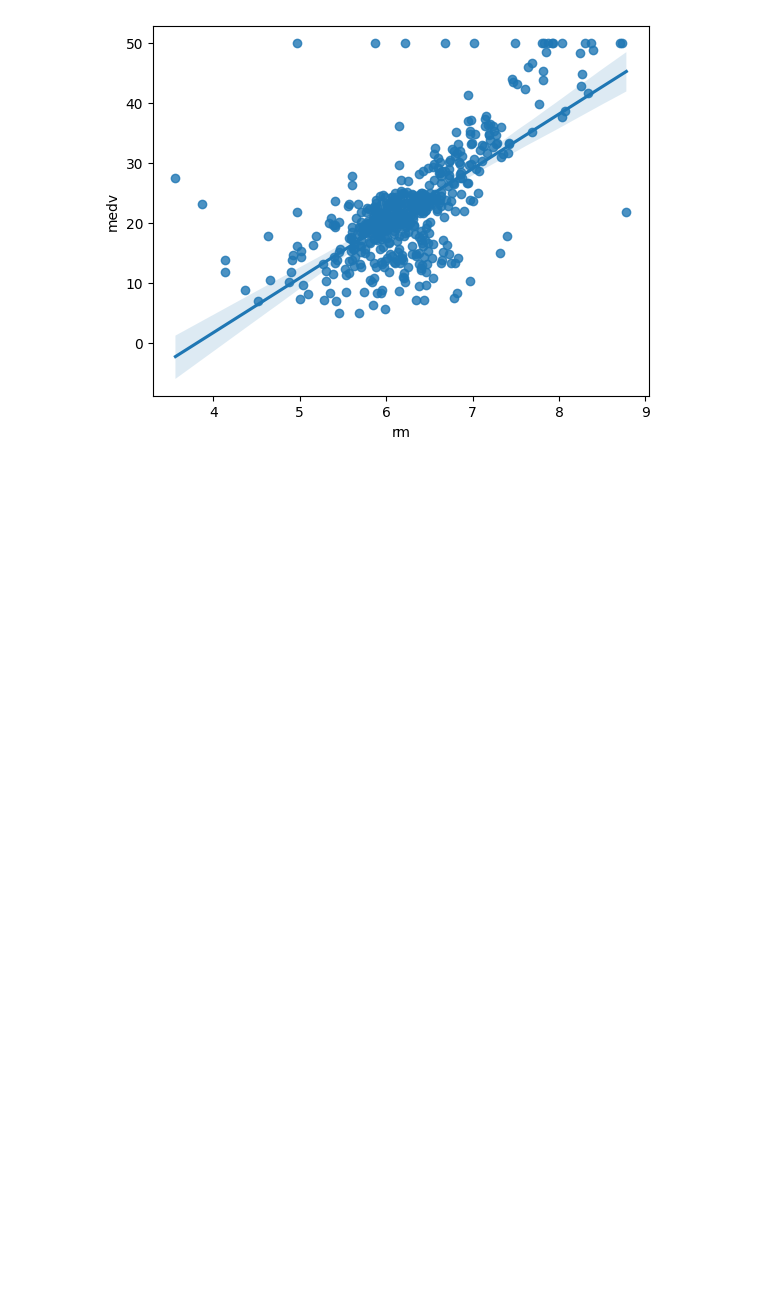
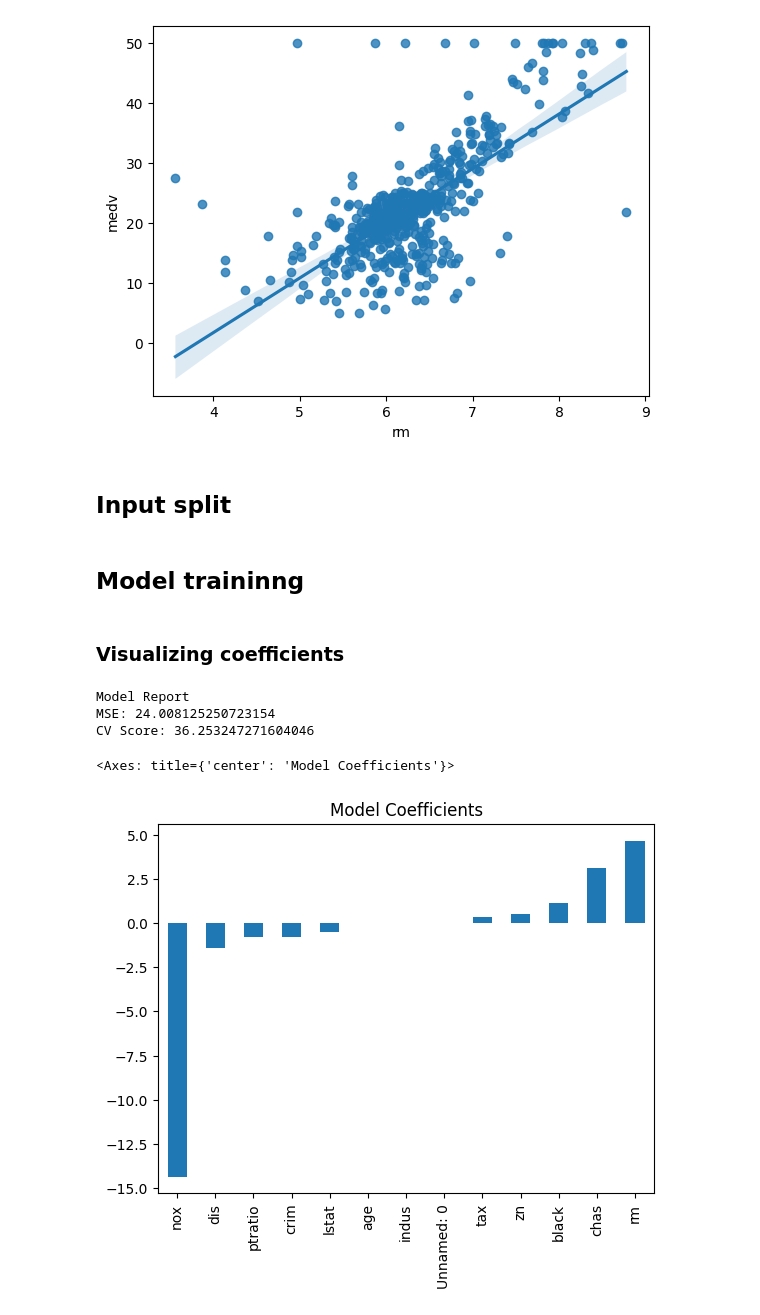
Before and after one commit to bimsi/Boston-Housing-Prediction, a Jupyter notebook: Boston_Housing_Prediction.ipynb, the cells around one changed output. Drawn from its saved outputs; the diff is of its cells as text; code cells hidden in the pictures; blank space fills up the shorter version.

```diff
--- a/Boston_Housing_Prediction.ipynb
+++ b/Boston_Housing_Prediction.ipynb
@@ -276,3 +276,44 @@ sns.regplot(y=boston_data['medv'], x=boston_data['rm'])
 # %% [output]
 <Axes: xlabel='rm', ylabel='medv'>
 [figure]
+# %% [markdown]
+## Input split
+# %%
+X = boston_data.drop(columns=['medv', 'rad'], axis=1)
+y = boston_data['medv']
+# %% [markdown]
+## Model traininng
+# %%
+from sklearn.model_selection import cross_val_score, train_test_split
+from sklearn.metrics import mean_squared_error
+
+def train(model, X, y):
+    # Train the model
+    x_train, x_test, y_train, y_test = train_test_split(X, y, random_state=42)
+    model.fit(x_train, y_train)
+
+    # Predict on the test set
+    pred = model.predict(x_test)
+
+    # Perform cross-validation
+    cv_score = cross_val_score(model, X, y, scoring='neg_mean_squared_error', cv=5)
+    cv_score = np.abs(np.mean(cv_score))
+
+    print("Model Report")
+    print("MSE:", mean_squared_error(y_test, pred))
+    print('CV Score:', cv_score)
+# %% [markdown]
+### Visualizing coefficients
+# %%
+from sklearn.linear_model import LinearRegression
+model = LinearRegression()  # Create a linear regression model with normalization
+
+train(model, X, y)  # Call the previously defined train function to train the model
+coef = pd.Series(model.coef_, X.columns).sort_values()  # Extract and sort coefficients
+coef.plot(kind='bar', title='Model Coefficients')  # Visualize coefficients as a bar plot
+# %% [output]
+Model Report
+MSE: 24.008125250723154
+CV Score: 36.253247271604046
+<Axes: title={'center': 'Model Coefficients'}>
+[figure, added]
```
Also changed, not shown: parts of 5 cells of this notebook.
